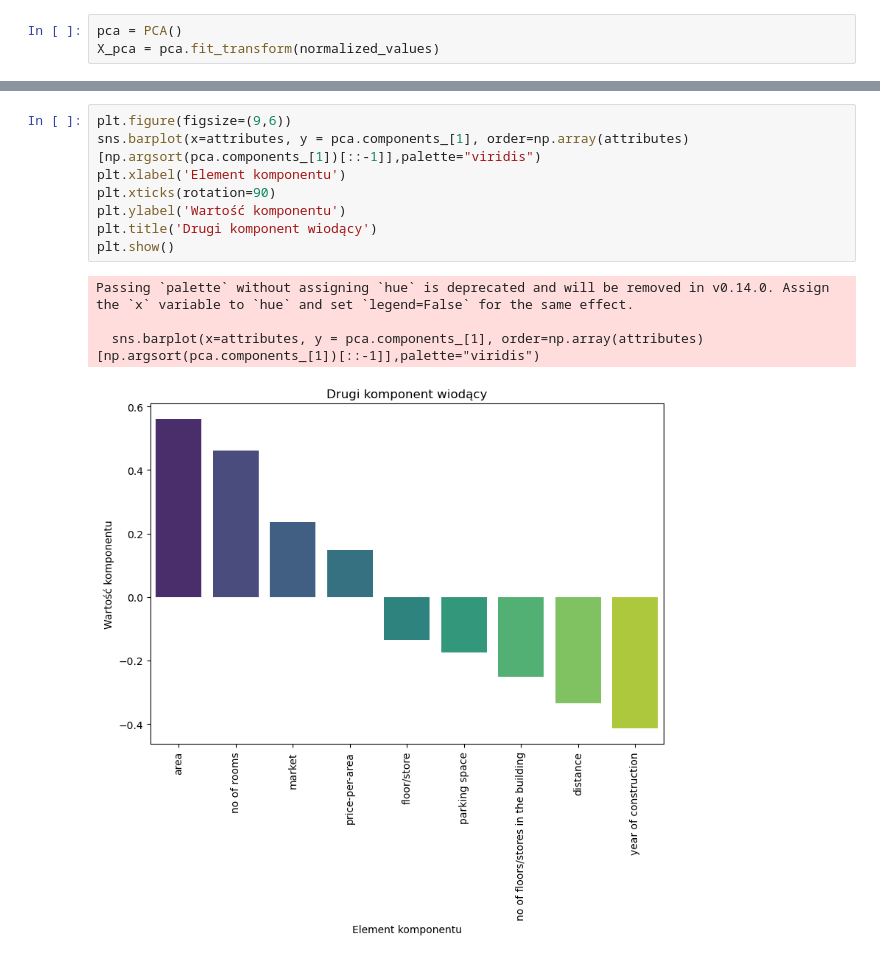
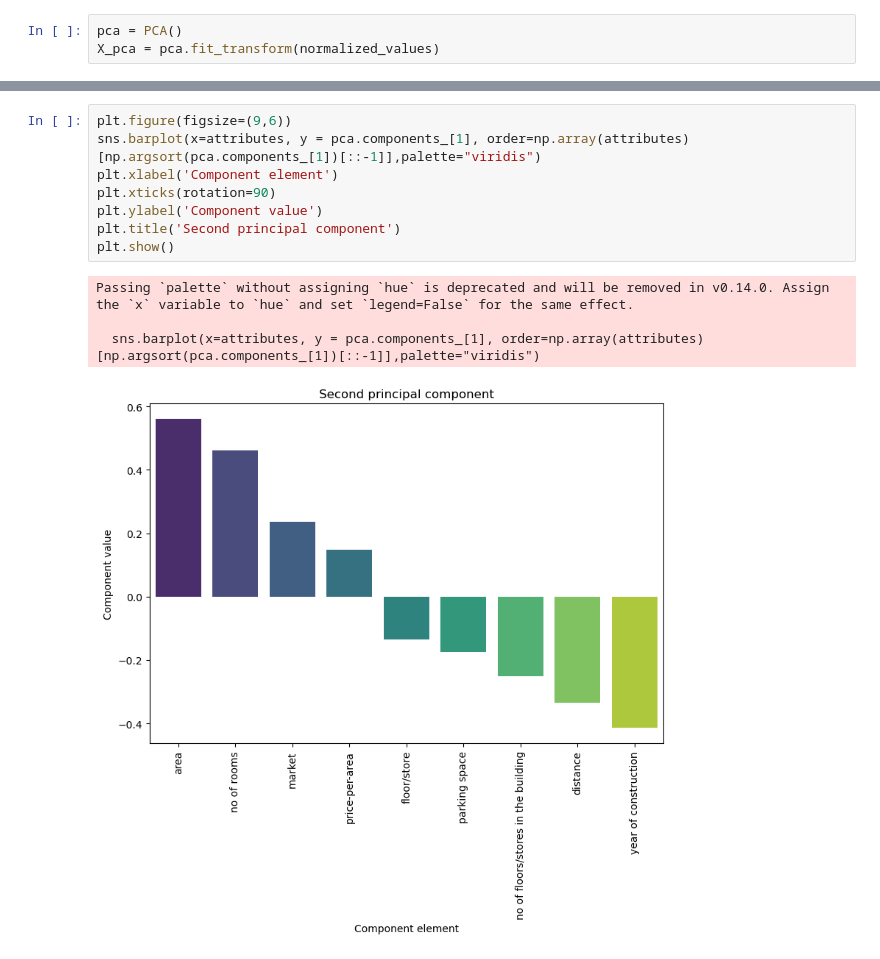
Before and after one commit to ksobczykR2DS/cracow-house-market-analysis, a Jupyter notebook: analysis/data_analysis.ipynb, the cells around one changed output, grey strips where cells are left out. Saved outputs shown, nothing was run; the diff lists cells and outputs as text.

```diff
--- a/analysis/data_analysis.ipynb
+++ b/analysis/data_analysis.ipynb
@@ -181,16 +181,16 @@ Passing `palette` without assigning `hue` is deprecated and will be removed in v
 # %%
 plt.figure(figsize=(9,6))
 sns.barplot(x=attributes, y = pca.components_[1], order=np.array(attributes)[np.argsort(pca.components_[1])[::-1]],palette="viridis")
-plt.xlabel('Element komponentu')
+plt.xlabel('Component element')
 plt.xticks(rotation=90)
-plt.ylabel('Wartość komponentu')
-plt.title('Drugi komponent wiodący')
+plt.ylabel('Component value')
+plt.title('Second principal component')
 plt.show()
 # %% [output]
 Passing `palette` without assigning `hue` is deprecated and will be removed in v0.14.0. Assign the `x` variable to `hue` and set `legend=False` for the same effect.
 
   sns.barplot(x=attributes, y = pca.components_[1], order=np.array(attributes)[np.argsort(pca.components_[1])[::-1]],palette="viridis")
-[figure, old version]
+[figure, new version]
 # %%
 plt.figure(figsize=(18,12))
 sp = sns.scatterplot(x=X_pca[...,0], y=X_pca[...,1], hue=df['district'])
```
Also changed, not shown: parts of 2 cells of this notebook.
